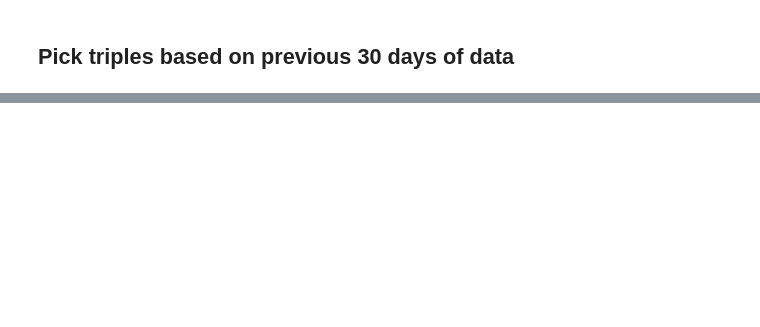
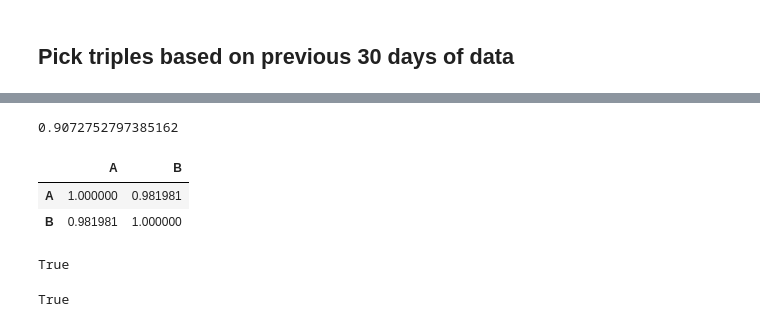
Before and after one commit to wbchristerson/jn-learning, a Jupyter notebook: strategy_09_dynamic_triples.ipynb, the cells around one changed output, grey strips where cells are left out. Saved outputs shown, nothing was run; the diff lists cells and outputs as text; code cells hidden in the pictures; blank space fills up the shorter version.

```diff
--- a/strategy_09_dynamic_triples.ipynb
+++ b/strategy_09_dynamic_triples.ipynb
@@ -858,3 +873,28 @@ nr_df.mean() / nr_df.std() * np.sqrt(365 * 6)
+# %%
+px_close.loc[:'2020-01-11 00:00:00'].corr().loc['BTCUSDT', 'ETHUSDT']
+# %% [output]
+0.9072752797385162
+# %%
+df_test = pd.DataFrame(
+    {
+        'A': [1.0, 2.0, 3.0, 4.0],
+        'B': [4.0, 5.0, 7.0, np.nan]
+    }
+)
+df_test.corr()
+# %% [output]
+|  | A | B |
+| A | 1.000000 | 0.981981 |
+| B | 0.981981 | 1.000000 |
+# %%
+np.isnan(df_test.loc[3, 'B'])
+# %% [output]
+True
+# %%
+s = pd.Series({'A': 1, 'B': 2, 'C': np.nan})
+s.isnull().any()
+# %% [output]
+True
 # %%
 import statsmodels.api as sm
 
```
Also changed, not shown: parts of 27 cells of this notebook.
